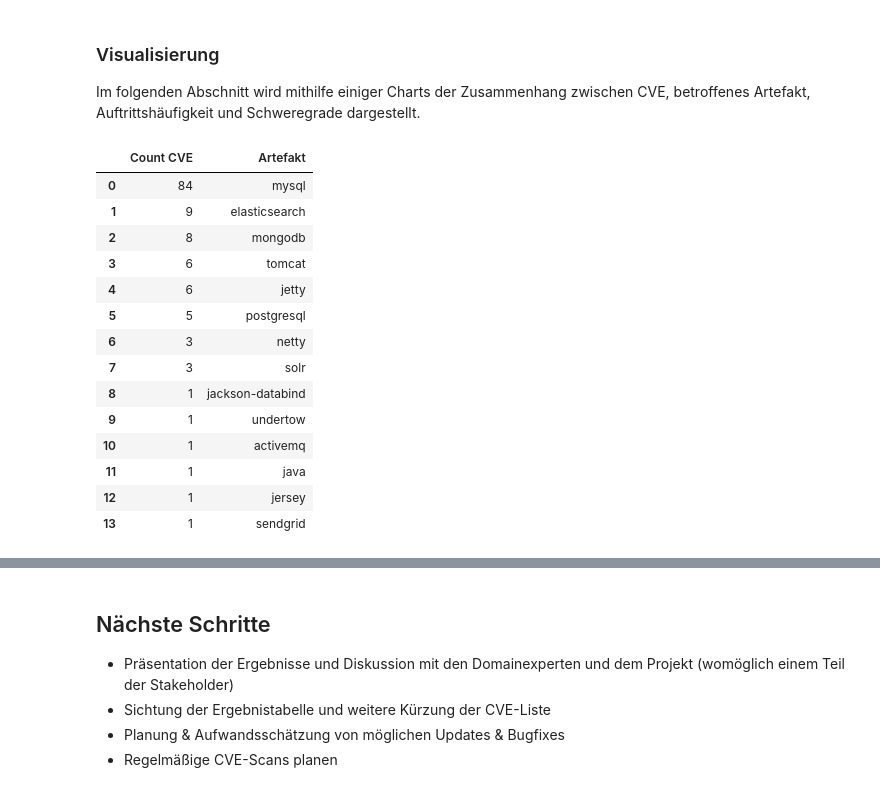
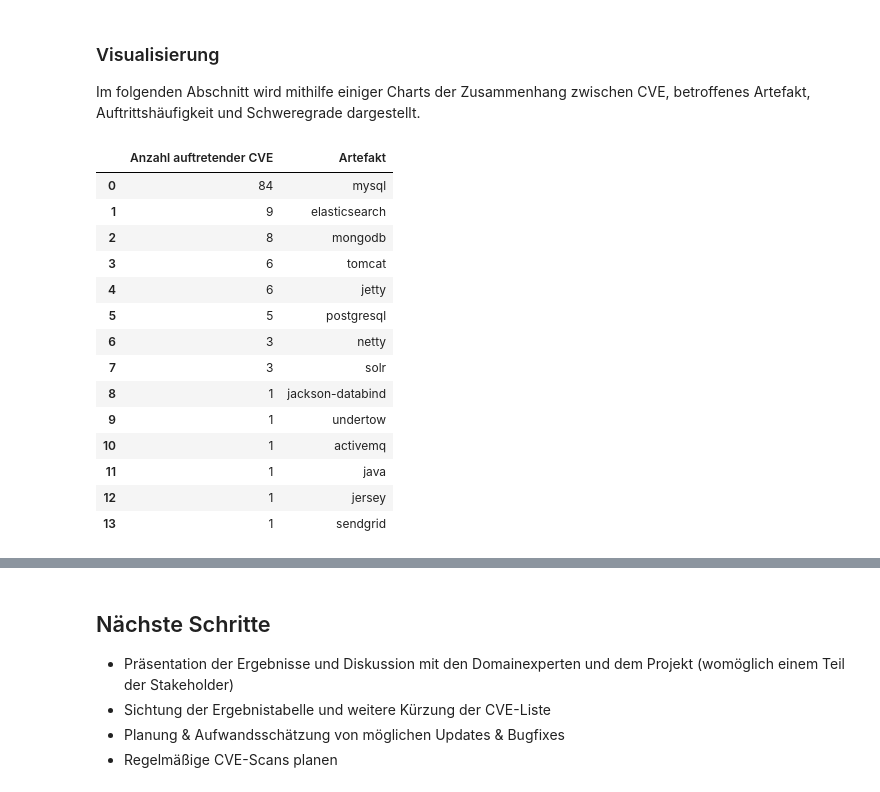
Before and after one commit to softvis-research/security-analysis, a Jupyter notebook: Software-Analysis.ipynb, the cells around one changed output, grey strips where cells are left out. Cells and saved outputs as stored; diff of their text form; code cells hidden in the pictures.

```diff
--- a/Software-Analysis.ipynb
+++ b/Software-Analysis.ipynb
@@ -201,9 +184,9 @@ df_raw = pd.json_normalize(json_struct,record_path =['result.CVE_Items'])
 #Aufbereitung der Daten zu einer Tabelle mit ID, Beschreibung & Schweregrad der Sicherheitslücke
 
 #DataFrame wird auf 6 Spalten gekürzt & Spalten werden umbenannt (Lesbarkeit)
-vulnerableList= df_raw.columns.isin(['cve.CVE_data_meta.ID', 'impact.baseMetricV3.cvssV3.confidentialityImpact', 'impact.baseMetricV3.cvssV3.integrityImpact', 'impact.baseMetricV3.cvssV3.availabilityImpact', 'impact.baseMetricV3.exploitabilityScore', 'impact.baseMetricV3.impactScore'])
+vulnerableList= df_raw.columns.isin(['cve.CVE_data_meta.ID', 'impact.baseMetricV3.cvssV3.confidentialityImpact', 'impact.baseMetricV3.cvssV3.integrityImpact', 'impact.baseMetricV3.cvssV3.availabilityImpact', 'impact.baseMetricV3.cvssV3.baseScore', 'impact.baseMetricV3.exploitabilityScore', 'impact.baseMetricV3.impactScore'])
 df_basic = df_raw.loc[:,vulnerableList]
-df_basic.columns =['CVE-ID', 'Confidentially Impact', 'Integrity Impact', 'Availability Impact', 'Exploitability Score', 'Impact Score']
+df_basic.columns =['CVE-ID', 'Confidentially Impact', 'Integrity Impact', 'Availability Impact','Base Score', 'Exploitability Score', 'Impact Score']
 
 
 #Neues DF mit den CVE-Beschreibungen, da "cve.description.description_data" ein Dictionary enthält
@@ -217,7 +200,7 @@ df_desc.columns =['CVE description', 'CVE-ID']
 
 #DF-Join von df_basic & df_desc
 basicList = pd.merge(left=df_basic, right=df_desc, left_on='CVE-ID', right_on='CVE-ID')
-basicList = basicList[['CVE-ID', 'CVE description', 'Confidentially Impact', 'Integrity Impact', 'Availability Impact', 'Impact Score', 'Exploitability Score']]
+basicList = basicList[['CVE-ID', 'CVE description', 'Confidentially Impact', 'Integrity Impact', 'Availability Impact','Base Score', 'Impact Score', 'Exploitability Score']]
 # %%
 #Neues DF mit den Konfigurationsbeschreibungen, da "configurations.nodes" ein Dictionary enthält
 newList= df_raw.columns.isin(['cve.CVE_data_meta.ID', 'configurations.nodes'])
@@ -292,13 +294,13 @@ Im folgenden Abschnitt wird mithilfe einiger Charts der Zusammenhang zwischen CV
 # %%
 df_count = df_compact['verwendetes Artefakt'].value_counts().to_frame()
 df_count['Artefakt'] = df_count.index
-df_count.columns =['Count CVE', 'Artefakt']
+df_count.columns =['Anzahl auftretender CVE', 'Artefakt']
 df_count.columns.name = None
 df_count = df_count.reset_index()
-df_count = df_count.loc[:,df_count.columns.isin(['Count CVE', 'Artefakt'])]
+df_count = df_count.loc[:,df_count.columns.isin(['Anzahl auftretender CVE', 'Artefakt'])]
 df_count
 # %% [output]
-|  | Count CVE | Artefakt |
+|  | Anzahl auftretender CVE | Artefakt |
 | 0 | 84 | mysql |
 | 1 | 9 | elasticsearch |
 | 2 | 8 | mongodb |
```
Also changed, not shown: parts of 26 cells of this notebook.
